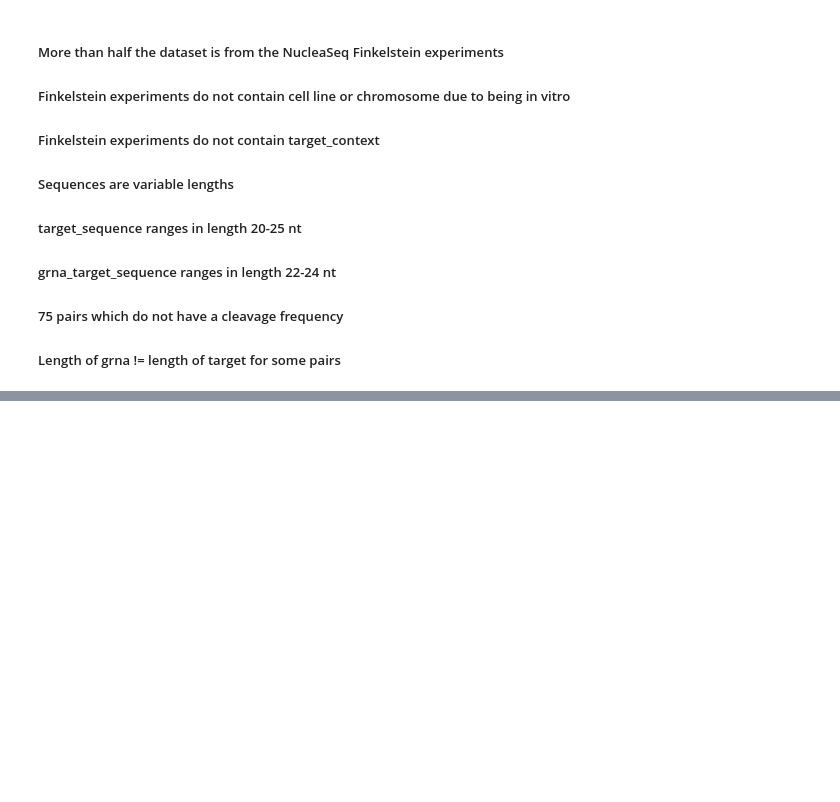
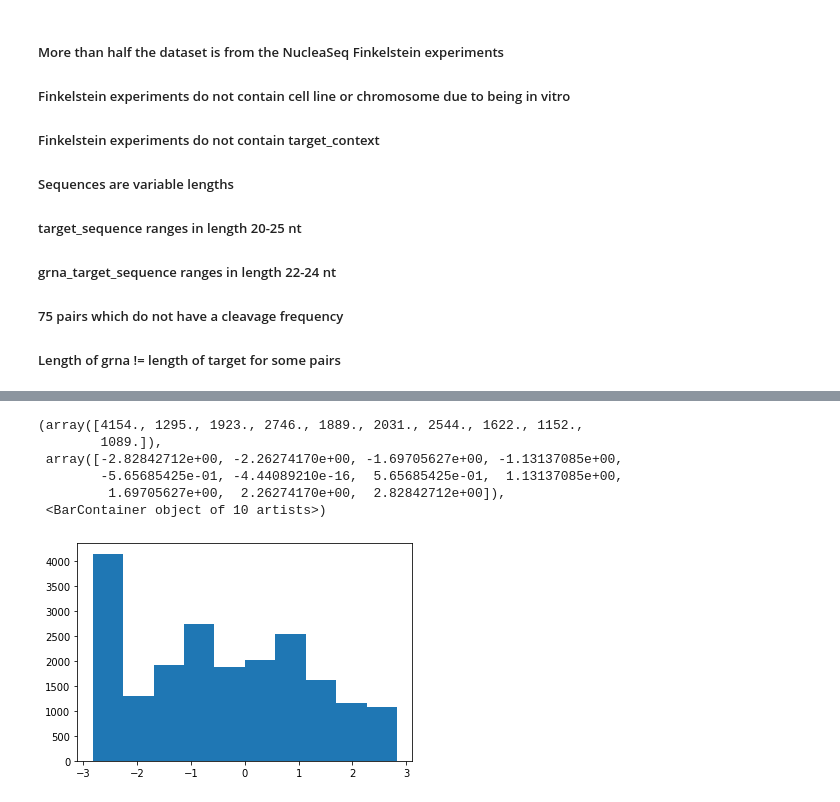
Before and after one commit to meganhfowler/CRISPR-Project, a Jupyter notebook: notebooks/ETL Data.ipynb, the cells around one changed output, grey strips where cells are left out. Cells and saved outputs as stored; diff of their text form; code cells hidden in the pictures; blank space fills up the shorter version.

```diff
--- a/notebooks/ETL Data.ipynb
+++ b/notebooks/ETL Data.ipynb
@@ -19,0 +83,9 @@ raw_data = pd.read_csv("../data/raw_data.csv")
+# %%
+params = ["grna_target_sequence", "target_sequence", "delivery_mode", "cleavage_freq"]
+# %%
+df_train = Preprocessing.select(df_train, params)
+df_train = Preprocessing.drop_na(df_train, params)
+df_train = Preprocessing.remove_dash(df_train, params)
+df_train = Preprocessing.pad(df_train, params)
+df_train = Preprocessing.encode(df_train, params)
+df_train
@@ -150,2 +107,0 @@ data
-# %%
-df_train, df_test = train_test_split(data, test_size=0.2)
@@ -151,0 +113,22 @@ df_train, df_test = train_test_split(data, test_size=0.2)
+# %%
+# Separate out cleavage rates < 10^-5
+low_cleavage = df_train[df_train["cleavage_freq"] < 10**-5]
+df_train = df_train[df_train["cleavage_freq"]>= 10**-5]
+
+df_train["transformed_cleavage_freq"], _ = stats.boxcox(df_train["cleavage_freq"])
+
+# Scale ** Surely there's an easier way to do this?
+m1 = scipy.mean(df_train["transformed_cleavage_freq"])
+s1 = stats.tstd(df_train["transformed_cleavage_freq"])
+m2 = 0
+s2 = math.sqrt(2)
+df_train["scaled_cleavage_freq"] = m2 + (df_train["transformed_cleavage_freq"] - m1) * (s2/s1)
+
+# Manually transform outliers
+df_train["scaled_cleavage_freq"] = np.where(df_train["scaled_cleavage_freq"] >2*s2, 2*s2,df_train["scaled_cleavage_freq"])
+df_train["scaled_cleavage_freq"] = np.where(df_train["scaled_cleavage_freq"] < -2*s2, -2*s2,df_train["scaled_cleavage_freq"])
+low_cleavage["scaled_cleavage_freq"] = -2*s2
+
+#
+df_train = df_train.drop(columns=["transformed_cleavage_freq"])
+df_train = pd.concat([df_train, low_cleavage])
@@ -152,3 +153,13 @@ df_train, df_test = train_test_split(data, test_size=0.2)
+# %%
+plt.hist(df_train["scaled_cleavage_freq"])
+# %% [output]
+(array([4154., 1295., 1923., 2746., 1889., 2031., 2544., 1622., 1152.,
+        1089.]),
+ array([-2.82842712e+00, -2.26274170e+00, -1.69705627e+00, -1.13137085e+00,
+        -5.65685425e-01, -4.44089210e-16,  5.65685425e-01,  1.13137085e+00,
+         1.69705627e+00,  2.26274170e+00,  2.82842712e+00]),
+ <BarContainer object of 10 artists>)
+[figure, added]
 # %%
 df_train.to_pickle("../data/df_train.pkl")
 # %%
```
Also changed, not shown: parts of 30 cells of this notebook, 5 other files.
